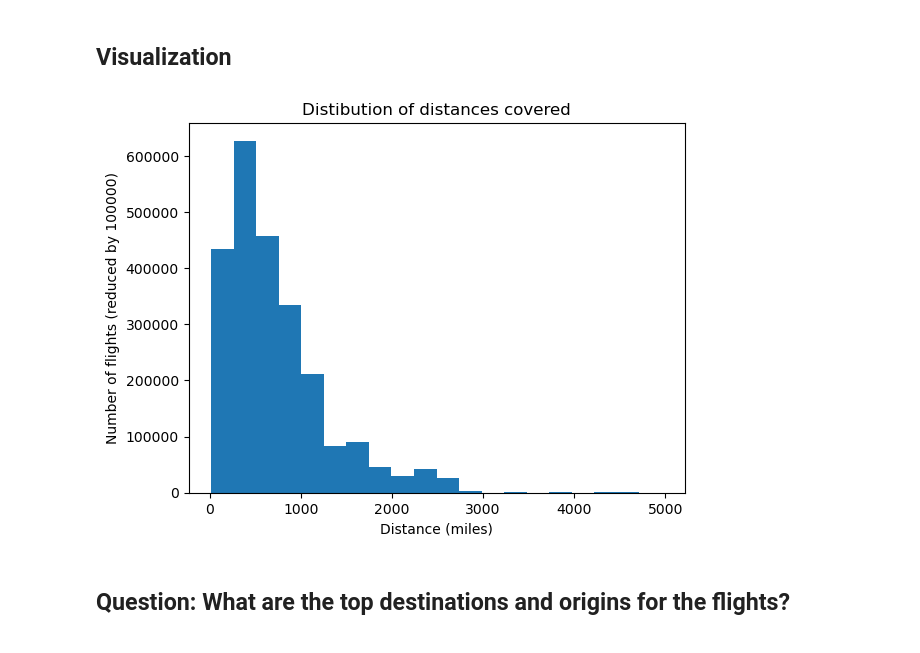
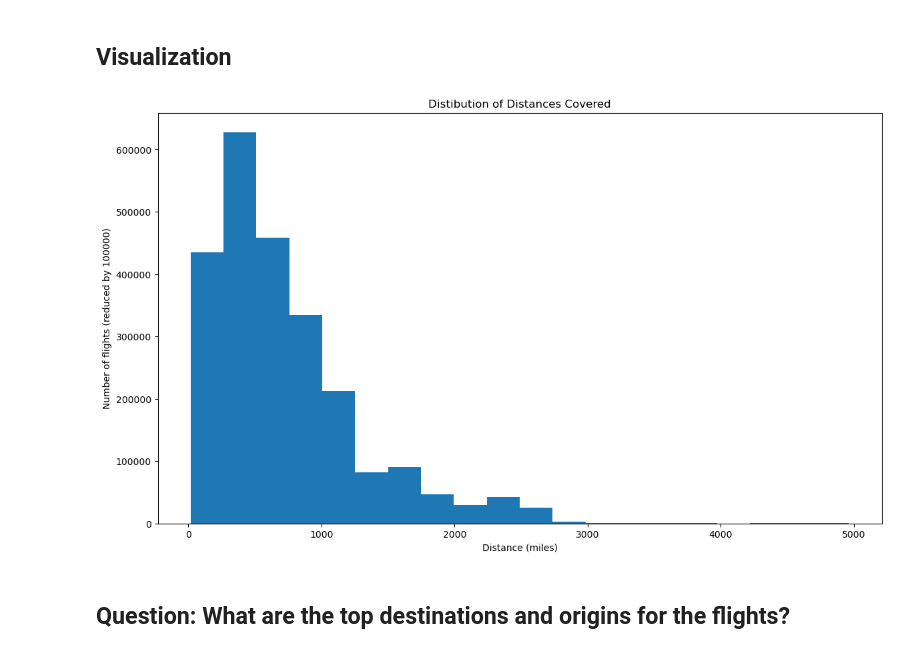
Before and after one commit to ssarrayya/alx-udacity_data-visualization, a Jupyter notebook: Part_II_explanation_notebook.ipynb, the cells around one changed output. Cells and saved outputs as stored; diff of their text form; code cells hidden in the pictures.

```diff
--- a/Part_II_explanation_notebook.ipynb
+++ b/Part_II_explanation_notebook.ipynb
@@ -143,12 +146,13 @@ Most flights covered short distances (< 1000 miles)
 ## Visualization
 # %%
 # plotting the data
+plt.figure(figsize=[14, 8])
 plt.hist(flight_dets['Distance'], bins=20, color=main_color);
-plt.title("Distibution of distances covered")
+plt.title("Distibution of Distances Covered")
 plt.xlabel("Distance (miles)")
 plt.ylabel("Number of flights (reduced by 100000)");
 # %% [output]
-[figure, old version]
+[figure, new version]
 # %% [markdown]
 ## Question: What are the top destinations and origins for the flights?
 # %% [markdown]
```
Also changed, not shown: parts of 9 cells of this notebook.
